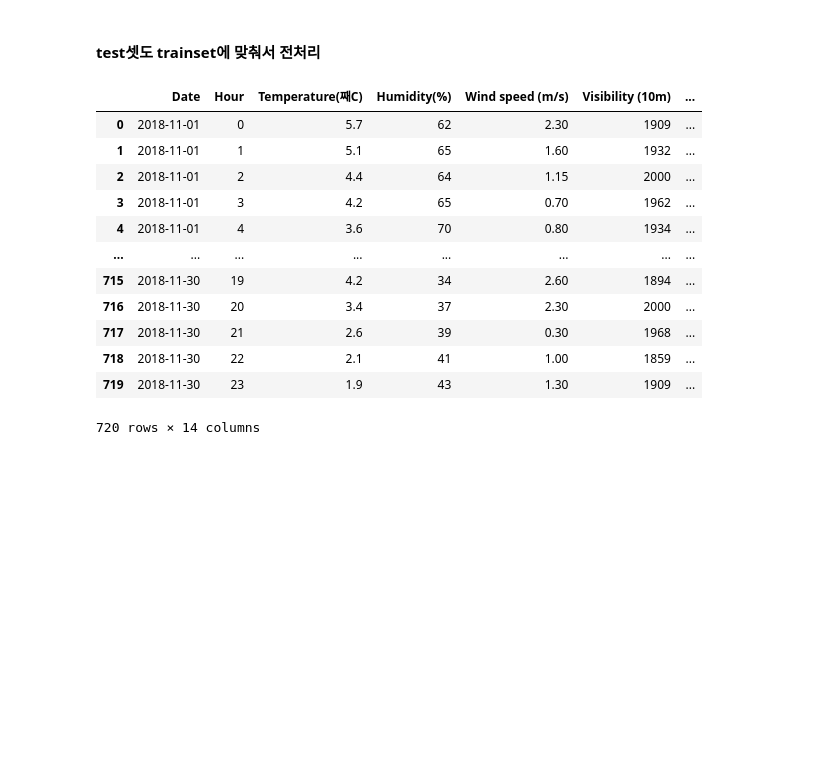
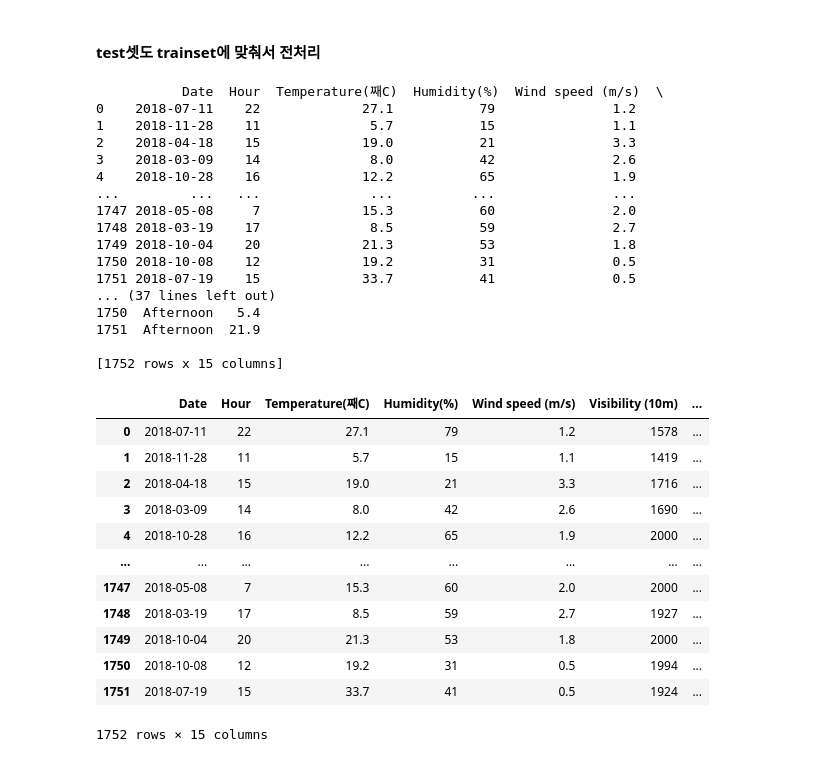
Before and after one commit to yooheejune/BAF-15-Fresh-Edu, a Jupyter notebook: 유희준 비어플 4주차 과제.ipynb, the cells around one changed output. Saved outputs shown, nothing was run; the diff lists cells and outputs as text; code cells hidden in the pictures; blank space fills up the shorter version.

```diff
--- a/유희준 비어플 4주차 과제.ipynb
+++ b/유희준 비어플 4주차 과제.ipynb
@@ -740,6 +740,6 @@ print(results)
 # %% [markdown]
 ### testset으로 모델평가
 # %%
-test = pd.read_csv('C:/Users/user/OneDrive/바탕 화면/비어플/test.csv')
+test = pd.read_csv('C:/Users/user/OneDrive/바탕 화면/비어플/test.csv',encoding='EUC-KR')
 test
 # %% [output]
@@ -798 +798,9 @@ Functioning Day               0
 dtype: int64
+# %%
+# 열 이름 변경
+test = test.rename(columns={'Temperature(°C)': 'Temperature(째C)'})
+test = test.rename(columns={'Dew point temperature(°C)': 'Dew point temperature(째C)'})
+
+
+# 결과 확인
+print(test.head())
@@ -801,44 +827,64 @@ dtype: int64
 # %%
 #계절 결측치를 월에 맞춰서 결측치 대체
 #Datetime 형식으로 변환
 test['Date'] = pd.to_datetime(test['Date'], format='%d/%m/%Y', errors='coerce')
-#계절 결측치를 월에 맞춰서 결측치 대체
+# 계절 결측치를 월에 맞춰서 대체
 test.loc[test['Date'].dt.month.isin([12, 1, 2]), 'Seasons'] = 'Winter'
 test.loc[test['Date'].dt.month.isin([3, 4, 5]), 'Seasons'] = 'Spring'
 test.loc[test['Date'].dt.month.isin([6, 7, 8]), 'Seasons'] = 'Summer'
 test.loc[test['Date'].dt.month.isin([9, 10,11]), 'Seasons'] = 'Autumn'
-#데이터가 시간순으로 있으므로 선형보간 법 사용
-#'Temperature(°C)'결측치를 선형보간법으로 채우기
-test['Temperature(째C)'] = test['Temperature(째C)'].interpolate(method='linear')
-#'Wind speed (m/s)'결측치를 선형보간법으로 채우기
-test['Wind speed (m/s)'] = test['Wind speed (m/s)'].interpolate(method='linear')
+
+# 원래 인덱스를 유지한 채로 선형 보간법을 적용
+test['Temperature(째C)'] = test['Temperature(째C)'].interpolate(method='linear', limit_direction='both')
+test['Wind speed (m/s)'] = test['Wind speed (m/s)'].interpolate(method='linear', limit_direction='both')
+
+# 결과 출력
+print(test)
+
 
 def classify_hour(hour):
     if 0 <= hour < 6:
         return 'Dawn'
     elif 6 <= hour < 12:
         return 'Morning'
     elif 12 <= hour < 18:
         return 'Afternoon'
     else:
         return 'Evening'
 
 test['Daytime'] = test['Hour'].apply(classify_hour)
 test
 # %% [output]
+           Date  Hour  Temperature(째C)  Humidity(%)  Wind speed (m/s)  \
+0    2018-07-11    22             27.1           79               1.2
+1    2018-11-28    11              5.7           15               1.1
+2    2018-04-18    15             19.0           21               3.3
+3    2018-03-09    14              8.0           42               2.6
+4    2018-10-28    16             12.2           65               1.9
+...         ...   ...              ...          ...               ...
+1747 2018-05-08     7             15.3           60               2.0
+1748 2018-03-19    17              8.5           59               2.7
+1749 2018-10-04    20             21.3           53               1.8
+1750 2018-10-08    12             19.2           31               0.5
+1751 2018-07-19    15             33.7           41               0.5
+... (37 lines left out)
+1750  Afternoon   5.4
+1751  Afternoon  21.9
+
+[1752 rows x 15 columns]
 |  | Date | Hour | Temperature(째C) | Humidity(%) | Wind speed (m/s) | Visibility (10m) | ... |
-| 0 | 2018-11-01 | 0 | 5.7 | 62 | 2.30 | 1909 | ... |
-| 1 | 2018-11-01 | 1 | 5.1 | 65 | 1.60 | 1932 | ... |
-| 2 | 2018-11-01 | 2 | 4.4 | 64 | 1.15 | 2000 | ... |
-| 3 | 2018-11-01 | 3 | 4.2 | 65 | 0.70 | 1962 | ... |
-| 4 | 2018-11-01 | 4 | 3.6 | 70 | 0.80 | 1934 | ... |
+| 0 | 2018-07-11 | 22 | 27.1 | 79 | 1.2 | 1578 | ... |
+| 1 | 2018-11-28 | 11 | 5.7 | 15 | 1.1 | 1419 | ... |
+| 2 | 2018-04-18 | 15 | 19.0 | 21 | 3.3 | 1716 | ... |
+| 3 | 2018-03-09 | 14 | 8.0 | 42 | 2.6 | 1690 | ... |
+| 4 | 2018-10-28 | 16 | 12.2 | 65 | 1.9 | 2000 | ... |
 | ... | ... | ... | ... | ... | ... | ... | ... |
-| 715 | 2018-11-30 | 19 | 4.2 | 34 | 2.60 | 1894 | ... |
-| 716 | 2018-11-30 | 20 | 3.4 | 37 | 2.30 | 2000 | ... |
-| 717 | 2018-11-30 | 21 | 2.6 | 39 | 0.30 | 1968 | ... |
-| 718 | 2018-11-30 | 22 | 2.1 | 41 | 1.00 | 1859 | ... |
-| 719 | 2018-11-30 | 23 | 1.9 | 43 | 1.30 | 1909 | ... |
+| 1747 | 2018-05-08 | 7 | 15.3 | 60 | 2.0 | 2000 | ... |
+| 1748 | 2018-03-19 | 17 | 8.5 | 59 | 2.7 | 1927 | ... |
+| 1749 | 2018-10-04 | 20 | 21.3 | 53 | 1.8 | 2000 | ... |
+| 1750 | 2018-10-08 | 12 | 19.2 | 31 | 0.5 | 1994 | ... |
+| 1751 | 2018-07-19 | 15 | 33.7 | 41 | 0.5 | 1924 | ... |
-720 rows × 14 columns
+1752 rows × 15 columns
 # %%
 test['T-H'] =test['Temperature(째C)'] - (100-test['Humidity(%)'])/5
 # %%
```
Also changed, not shown: parts of 10 cells of this notebook.
